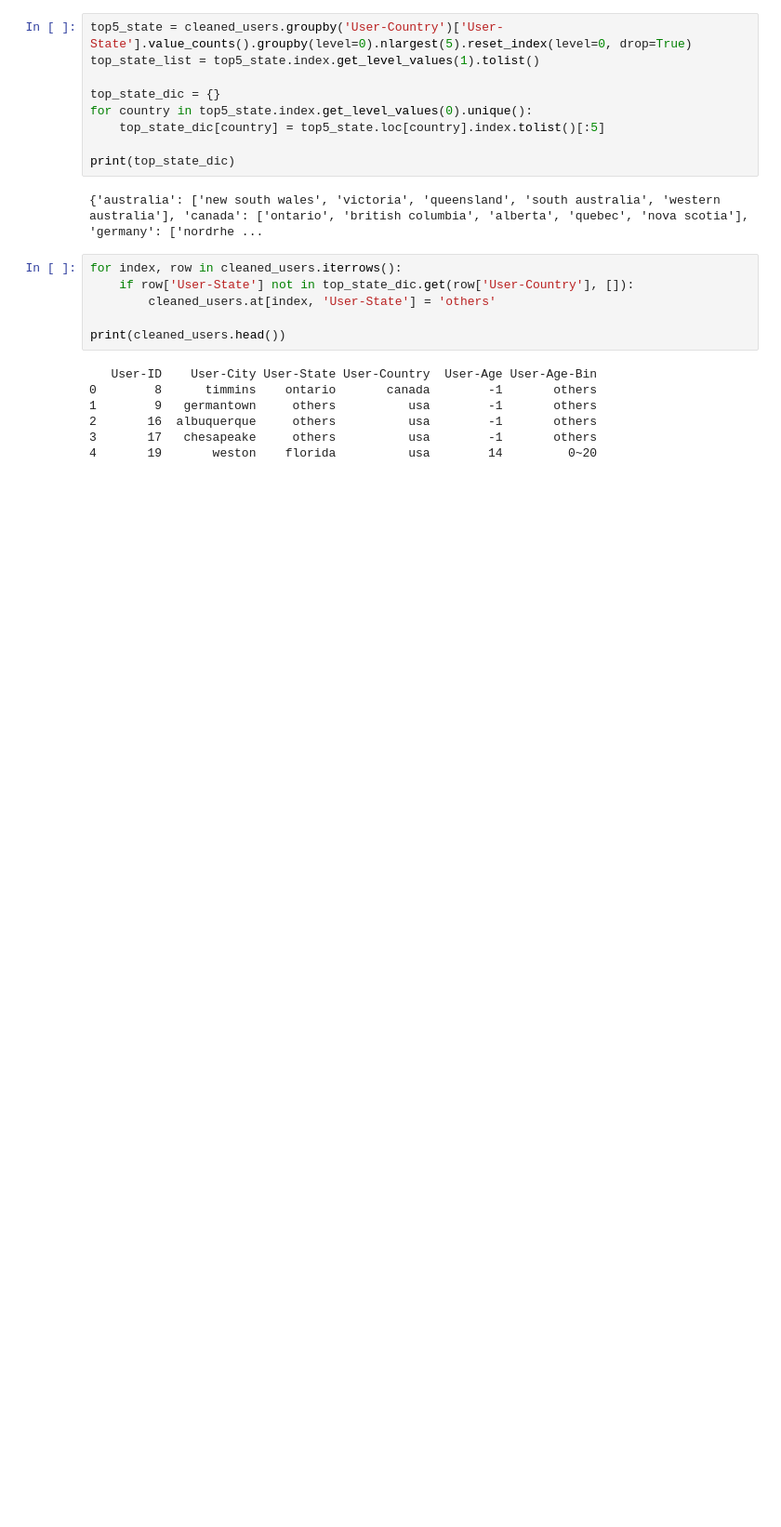
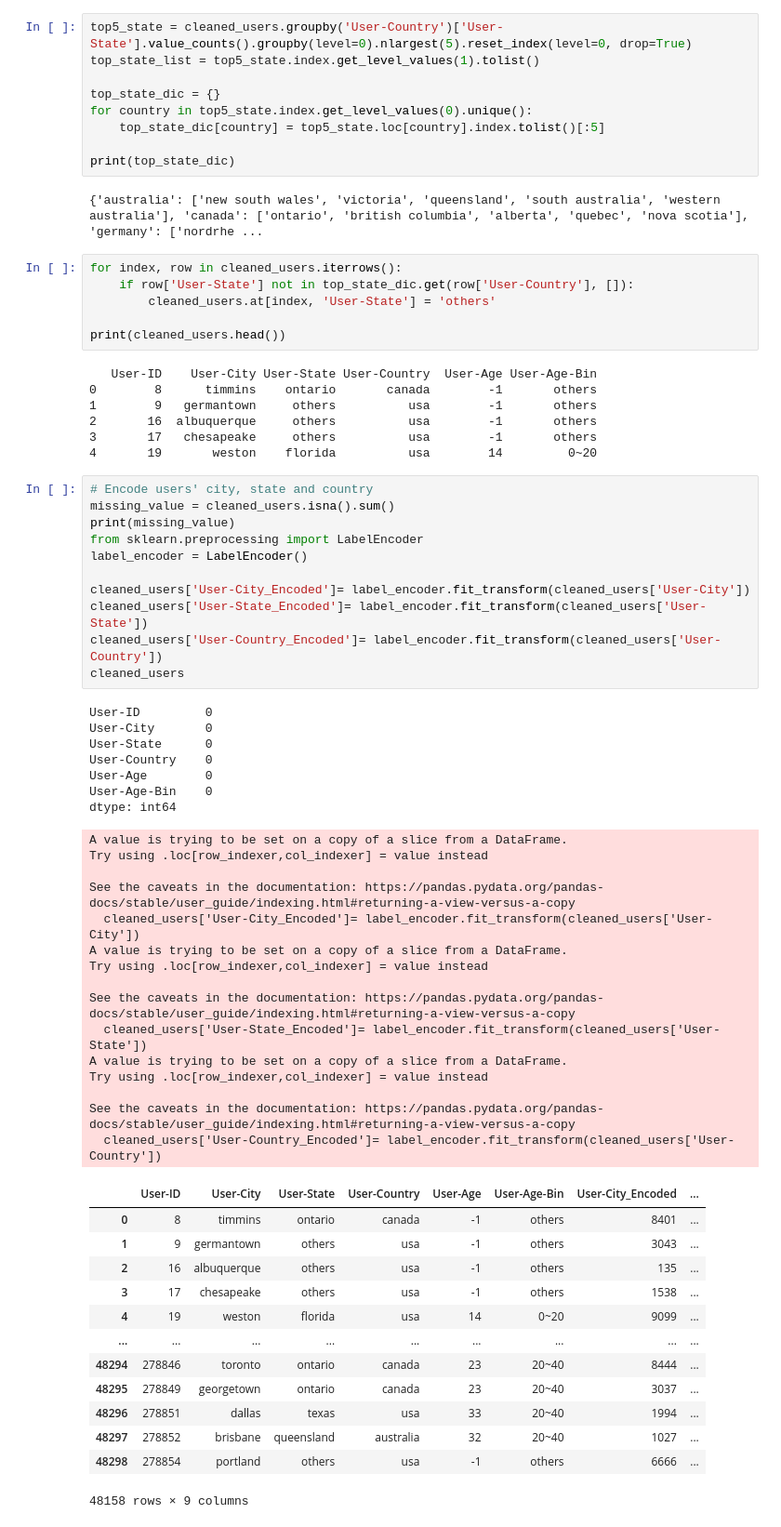
Before and after one commit to YubotKwng/Bookstore-management-Data-Processing, a Jupyter notebook: userfile_preprocess_draft.ipynb, the cells around one changed output. Shown at 93% size. Saved outputs shown, nothing was run; the diff lists cells and outputs as text; blank space fills up the shorter version.

```diff
--- a/userfile_preprocess_draft.ipynb
+++ b/userfile_preprocess_draft.ipynb
@@ -517,6 +523,53 @@ print(cleaned_users.head())
 2       16  albuquerque     others          usa        -1       others
 3       17   chesapeake     others          usa        -1       others
 4       19       weston    florida          usa        14         0~20
+# %%
+# Encode users' city, state and country
+missing_value = cleaned_users.isna().sum()
+print(missing_value)
+from sklearn.preprocessing import LabelEncoder
+label_encoder = LabelEncoder()
+
+cleaned_users['User-City_Encoded']= label_encoder.fit_transform(cleaned_users['User-City'])
+cleaned_users['User-State_Encoded']= label_encoder.fit_transform(cleaned_users['User-State'])
+cleaned_users['User-Country_Encoded']= label_encoder.fit_transform(cleaned_users['User-Country'])
+cleaned_users
+# %% [output]
+User-ID         0
+User-City       0
+User-State      0
+User-Country    0
+User-Age        0
+User-Age-Bin    0
+dtype: int64
+A value is trying to be set on a copy of a slice from a DataFrame.
+Try using .loc[row_indexer,col_indexer] = value instead
+
+See the caveats in the documentation: https://pandas.pydata.org/pandas-docs/stable/user_guide/indexing.html#returning-a-view-versus-a-copy
+  cleaned_users['User-City_Encoded']= label_encoder.fit_transform(cleaned_users['User-City'])
+A value is trying to be set on a copy of a slice from a DataFrame.
+Try using .loc[row_indexer,col_indexer] = value instead
+
+See the caveats in the documentation: https://pandas.pydata.org/pandas-docs/stable/user_guide/indexing.html#returning-a-view-versus-a-copy
+  cleaned_users['User-State_Encoded']= label_encoder.fit_transform(cleaned_users['User-State'])
+A value is trying to be set on a copy of a slice from a DataFrame.
+Try using .loc[row_indexer,col_indexer] = value instead
+
+See the caveats in the documentation: https://pandas.pydata.org/pandas-docs/stable/user_guide/indexing.html#returning-a-view-versus-a-copy
+  cleaned_users['User-Country_Encoded']= label_encoder.fit_transform(cleaned_users['User-Country'])
+|  | User-ID | User-City | User-State | User-Country | User-Age | User-Age-Bin | User-City_Encoded | ... |
+| 0 | 8 | timmins | ontario | canada | -1 | others | 8401 | ... |
+| 1 | 9 | germantown | others | usa | -1 | others | 3043 | ... |
+| 2 | 16 | albuquerque | others | usa | -1 | others | 135 | ... |
+| 3 | 17 | chesapeake | others | usa | -1 | others | 1538 | ... |
+| 4 | 19 | weston | florida | usa | 14 | 0~20 | 9099 | ... |
+| ... | ... | ... | ... | ... | ... | ... | ... | ... |
+| 48294 | 278846 | toronto | ontario | canada | 23 | 20~40 | 8444 | ... |
+| 48295 | 278849 | georgetown | ontario | canada | 23 | 20~40 | 3037 | ... |
+| 48296 | 278851 | dallas | texas | usa | 33 | 20~40 | 1994 | ... |
+| 48297 | 278852 | brisbane | queensland | australia | 32 | 20~40 | 1027 | ... |
+| 48298 | 278854 | portland | others | usa | -1 | others | 6666 | ... |
+48158 rows × 9 columns
 # %%
 cleaned_users.to_csv('cleaned_users.csv', index=False)
 print(cleaned_users.dtypes)
```
Also changed, not shown: parts of 8 cells of this notebook, 1 other file.
